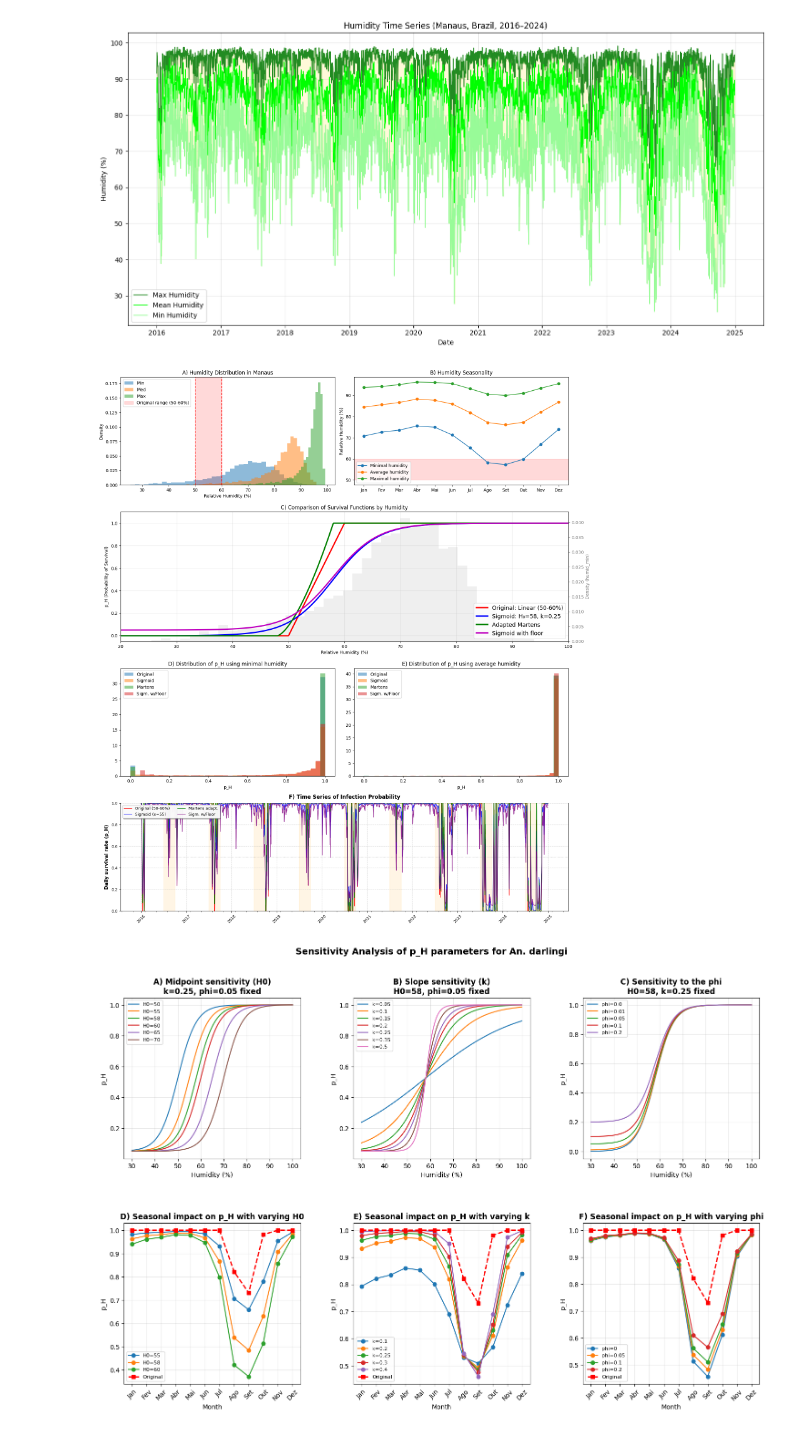
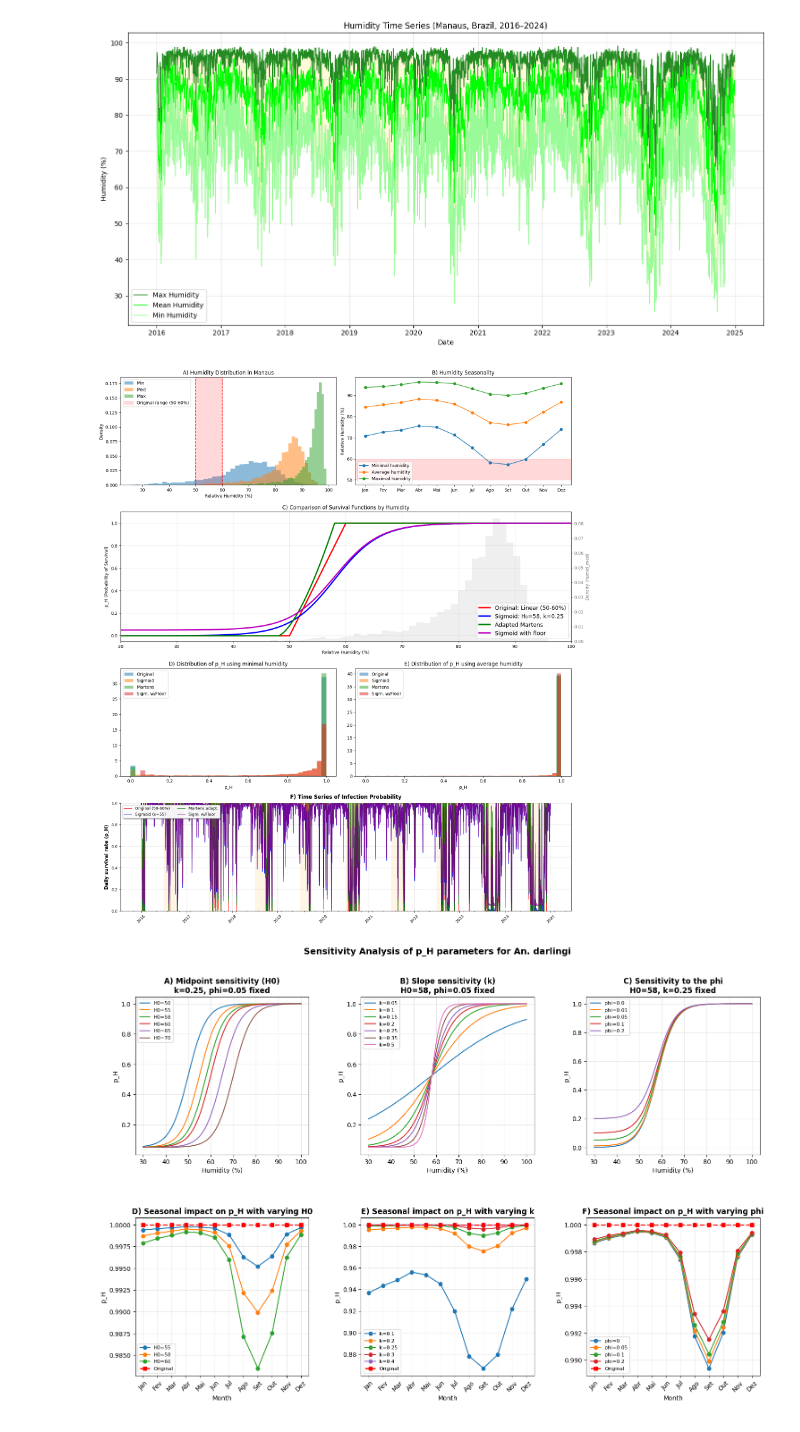
Before and after one commit to RaphaLevy/Study_on_malaria_dynamics_v2, a Jupyter notebook: data_files/notebooks/Environmental_Factor_Plots.ipynb, the cells around one changed output. Saved outputs shown, nothing was run; the diff lists cells and outputs as text; code cells hidden in the pictures.

Commit message:
Update umid_min to umid_med

```diff
--- a/data_files/notebooks/Environmental_Factor_Plots.ipynb
+++ b/data_files/notebooks/Environmental_Factor_Plots.ipynb
@@ -480,14 +480,15 @@ H = np.linspace(20,100,1000)
 axC2 = axC.twinx()
 
 axC2.hist(
-    climate_data['umid_min'],
+    #climate_data['umid_min'],
+    climate_data['umid_med'],
     bins=40,
     density=True,
     color='lightgray',
     alpha=0.35
 )
 
-axC2.set_ylabel('Density (humid_min)', color='gray')
+axC2.set_ylabel('Density (humid_med)', color='gray') #axC2.set_ylabel('Density (humid_min)', color='gray')
 axC2.tick_params(axis='y', colors='gray')
 
 axC.set_zorder(2)
@@ -608,26 +609,26 @@ axE.legend()
 # F) Time Series
 # ======================================================
 
-climate_data['umid_min_smooth'] = (
-    climate_data['umid_min']
+climate_data['umid_med_smooth'] = (
+    climate_data['umid_med']
     .rolling(window=7, center=True, min_periods=1)
     .mean()
 )
 
-climate_data['pH_orig_min'] = p_H_original(climate_data['umid_min_smooth'])
+climate_data['pH_orig_med'] = p_H_original(climate_data['umid_med_smooth'])
 
-climate_data['pH_sig_min'] = p_H_sigmoid(
-    climate_data['umid_min_smooth'],
+climate_data['pH_sig_med'] = p_H_sigmoid(
+    climate_data['umid_med_smooth'],
     H0=55,
     k=0.30
 )
 
-climate_data['pH_mart_min'] = p_H_martens(
-    climate_data['umid_min_smooth']
+climate_data['pH_mart_med'] = p_H_martens(
+    climate_data['umid_med_smooth']
 )
 
-climate_data['pH_floor_min'] = p_H_sigmoid_floor(
-    climate_data['umid_min_smooth'],
+climate_data['pH_floor_med'] = p_H_sigmoid_floor(
+    climate_data['umid_med_smooth'],
     H0=58,
     k=0.25,
     phi=0.05
@@ -693,7 +694,7 @@ axF.spines['right'].set_visible(True)
 plt.tight_layout()
 plt.show()
 # %% [output]
-[figure, old version]
+[figure, new version]
 # %%
 # ============================================================
 # Sensitivity Analysis of Parameters
@@ -735,45 +736,46 @@ ax.grid(True, alpha=0.3)
 
 # D) Seasonal impact of H0
 ax = axes[1, 0]
-monthly_min_mean = climate_data.groupby('month')['umid_min'].mean()
+#monthly_min_mean = climate_data.groupby('month')['umid_min'].mean()
+monthly_med_mean = climate_data.groupby('month')['umid_med'].mean()
 for H0 in [55, 58, 60]:
-    ax.plot(months_labels, p_H_sigmoid_floor(monthly_min_mean.values, H0=H0, k=0.25, phi=0.05), 'o-', label=f'H0={H0}')
-ax.plot(months_labels, p_H_original(monthly_min_mean.values), 's--', color='red', linewidth=2, label='Original')
+    ax.plot(months_labels, p_H_sigmoid_floor(monthly_med_mean.values, H0=H0, k=0.25, phi=0.05), 'o-', label=f'H0={H0}')
+ax.plot(months_labels, p_H_original(monthly_med_mean.values), 's--', color='red', linewidth=2, label='Original')
 ax.set_xlabel('Month')
 ax.set_ylabel('p_H')
 ax.set_title('D) Seasonal impact on p_H with varying H0', fontweight='bold')
 ax.legend(fontsize=8)
 ax.tick_params(axis='x', rotation=45)
 ax.grid(True, alpha=0.3)
 
 # E) Seasonal impact of k
 ax = axes[1, 1]
 for k in [0.1, 0.2, 0.25, 0.3, 0.4]:
-    ax.plot(months_labels, p_H_sigmoid_floor(monthly_min_mean.values, H0=58, k=k, phi=0.05), 'o-', label=f'k={k}')
-ax.plot(months_labels, p_H_original(monthly_min_mean.values), 's--', color='red', linewidth=2, label='Original')
+    ax.plot(months_labels, p_H_sigmoid_floor(monthly_med_mean.values, H0=58, k=k, phi=0.05), 'o-', label=f'k={k}')
+ax.plot(months_labels, p_H_original(monthly_med_mean.values), 's--', color='red', linewidth=2, label='Original')
 ax.set_xlabel('Month')
 ax.set_ylabel('p_H')
 ax.set_title('E) Seasonal impact on p_H with varying k', fontweight='bold')
 ax.legend(fontsize=8)
 ax.tick_params(axis='x', rotation=45)
 ax.grid(True, alpha=0.3)
 
 # F) Seasonal impact of phi
 ax = axes[1, 2]
 for phi in [0, 0.05, 0.1, 0.2]:
-    ax.plot(months_labels, p_H_sigmoid_floor(monthly_min_mean.values, H0=58, k=0.25, phi=phi), 'o-', label=f'phi={phi}')
-ax.plot(months_labels, p_H_original(monthly_min_mean.values), 's--', color='red', linewidth=2, label='Original')
+    ax.plot(months_labels, p_H_sigmoid_floor(monthly_med_mean.values, H0=58, k=0.25, phi=phi), 'o-', label=f'phi={phi}')
+ax.plot(months_labels, p_H_original(monthly_med_mean.values), 's--', color='red', linewidth=2, label='Original')
 ax.set_xlabel('Month')
 ax.set_ylabel('p_H')
 ax.set_title('F) Seasonal impact on p_H with varying phi', fontweight='bold')
 ax.legend(fontsize=8)
 ax.tick_params(axis='x', rotation=45)
 ax.grid(True, alpha=0.3)
 
 plt.suptitle('Sensitivity Analysis of p_H parameters for An. darlingi', fontsize=14, fontweight='bold')
 plt.show()
 # %% [output]
-[figure, old version]
+[figure, new version]
 # %%
 def p_H_high_original(Humid, H0=99.5, k=0.15):
     return 1.0 / (1.0 + np.exp(k * (Humid - H0)))
```
Also changed, not shown: parts of 1 cell of this notebook.
